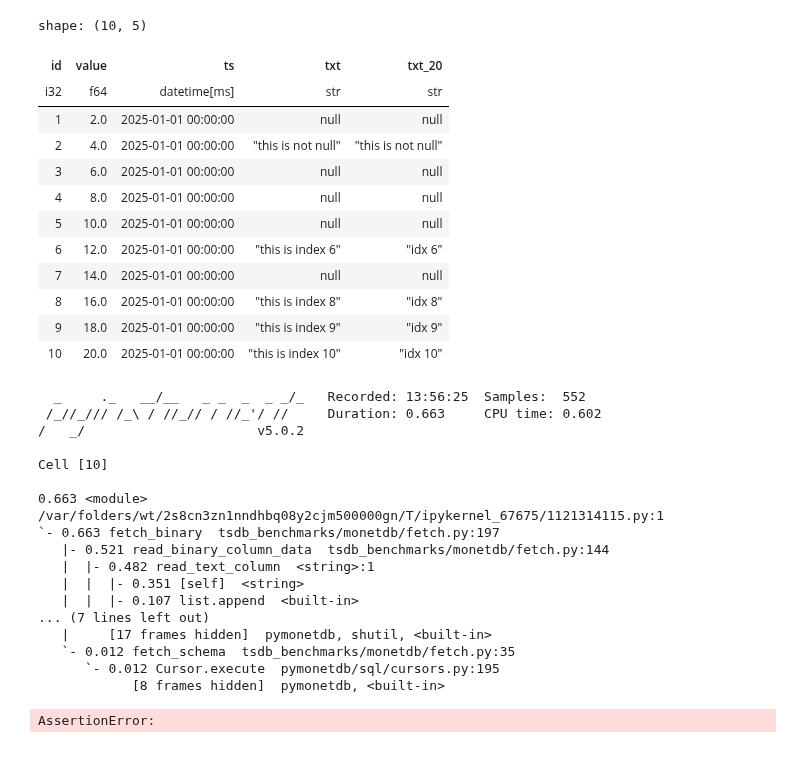
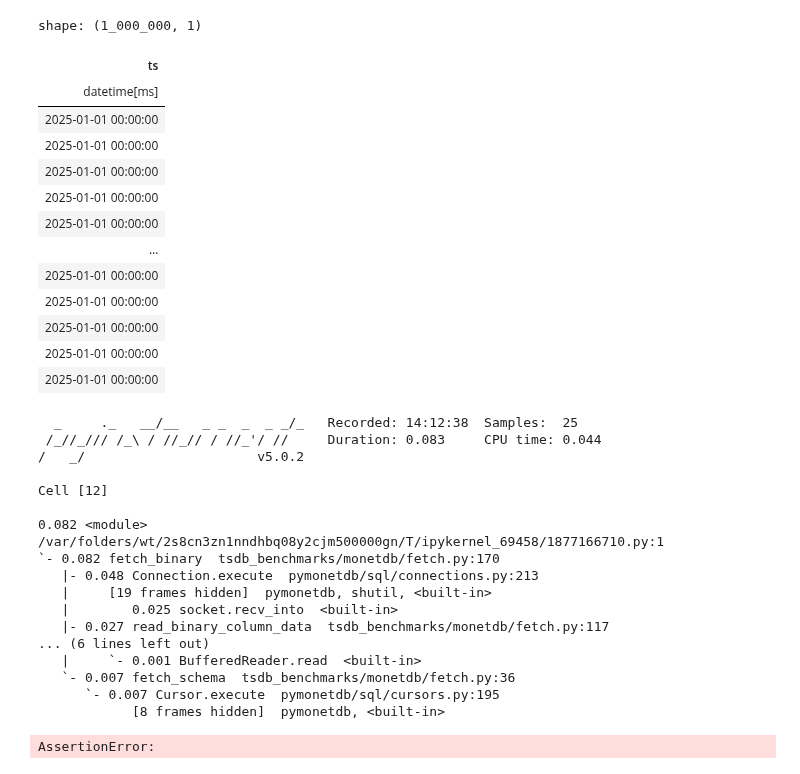
Before and after one commit to wlaur/olap-benchmarks, a Jupyter notebook: notebooks/test.ipynb, the cells around one changed output. Drawn from its saved outputs; the diff is of its cells as text; code cells hidden in the pictures.

Commit message:
preallocate list

```diff
--- a/notebooks/test.ipynb
+++ b/notebooks/test.ipynb
@@ -28,42 +28,43 @@ db = MonetDB()
 # %%
 %%pyinstrument
 
 
 fetch_binary(
-    "select * from large order by id limit 1000000",
+    "select ts from large order by id limit 1000000",
     db.connect(),
     # schema={"id": pl.Int32, "value": pl.Float64, "ts": pl.Datetime("ms"), "txt": pl.String, "txt_20": pl.String},
-).head(10)
+)
 # %% [output]
-shape: (10, 5)
+shape: (1_000_000, 1)
-| id | value | ts | txt | txt_20 |
-| i32 | f64 | datetime[ms] | str | str |
-| 1 | 2.0 | 2025-01-01 00:00:00 | null | null |
-| 2 | 4.0 | 2025-01-01 00:00:00 | "this is not null" | "this is not null" |
-| 3 | 6.0 | 2025-01-01 00:00:00 | null | null |
-| 4 | 8.0 | 2025-01-01 00:00:00 | null | null |
-| 5 | 10.0 | 2025-01-01 00:00:00 | null | null |
-| 6 | 12.0 | 2025-01-01 00:00:00 | "this is index 6" | "idx 6" |
-| 7 | 14.0 | 2025-01-01 00:00:00 | null | null |
-| 8 | 16.0 | 2025-01-01 00:00:00 | "this is index 8" | "idx 8" |
-| 9 | 18.0 | 2025-01-01 00:00:00 | "this is index 9" | "idx 9" |
-| 10 | 20.0 | 2025-01-01 00:00:00 | "this is index 10" | "idx 10" |
+| ts |
+| datetime[ms] |
+| 2025-01-01 00:00:00 |
+| 2025-01-01 00:00:00 |
+| 2025-01-01 00:00:00 |
+| 2025-01-01 00:00:00 |
+| 2025-01-01 00:00:00 |
+| … |
+| 2025-01-01 00:00:00 |
+| 2025-01-01 00:00:00 |
+| 2025-01-01 00:00:00 |
+| 2025-01-01 00:00:00 |
+| 2025-01-01 00:00:00 |
-  _     ._   __/__   _ _  _  _ _/_   Recorded: 13:56:25  Samples:  552
- /_//_/// /_\ / //_// / //_'/ //     Duration: 0.663     CPU time: 0.602
+  _     ._   __/__   _ _  _  _ _/_   Recorded: 14:12:38  Samples:  25
+ /_//_/// /_\ / //_// / //_'/ //     Duration: 0.083     CPU time: 0.044
 /   _/                      v5.0.2
 
-Cell [10]
+Cell [12]
 
-0.663 <module>  /var/folders/wt/2s8cn3zn1nndhbq08y2cjm500000gn/T/ipykernel_67675/1121314115.py:1
-`- 0.663 fetch_binary  tsdb_benchmarks/monetdb/fetch.py:197
-   |- 0.521 read_binary_column_data  tsdb_benchmarks/monetdb/fetch.py:144
-   |  |- 0.482 read_text_column  <string>:1
-   |  |  |- 0.351 [self]  <string>
-   |  |  |- 0.107 list.append  <built-in>
-... (7 lines left out)
-   |     [17 frames hidden]  pymonetdb, shutil, <built-in>
-   `- 0.012 fetch_schema  tsdb_benchmarks/monetdb/fetch.py:35
-      `- 0.012 Cursor.execute  pymonetdb/sql/cursors.py:195
+0.082 <module>  /var/folders/wt/2s8cn3zn1nndhbq08y2cjm500000gn/T/ipykernel_69458/1877166710.py:1
+`- 0.082 fetch_binary  tsdb_benchmarks/monetdb/fetch.py:170
+   |- 0.048 Connection.execute  pymonetdb/sql/connections.py:213
+   |     [19 frames hidden]  pymonetdb, shutil, <built-in>
+   |        0.025 socket.recv_into  <built-in>
+   |- 0.027 read_binary_column_data  tsdb_benchmarks/monetdb/fetch.py:117
+... (6 lines left out)
+   |     `- 0.001 BufferedReader.read  <built-in>
+   `- 0.007 fetch_schema  tsdb_benchmarks/monetdb/fetch.py:36
+      `- 0.007 Cursor.execute  pymonetdb/sql/cursors.py:195
             [8 frames hidden]  pymonetdb, <built-in>
 # %%
 assert 0
```
Also changed, not shown: 1 other file.
